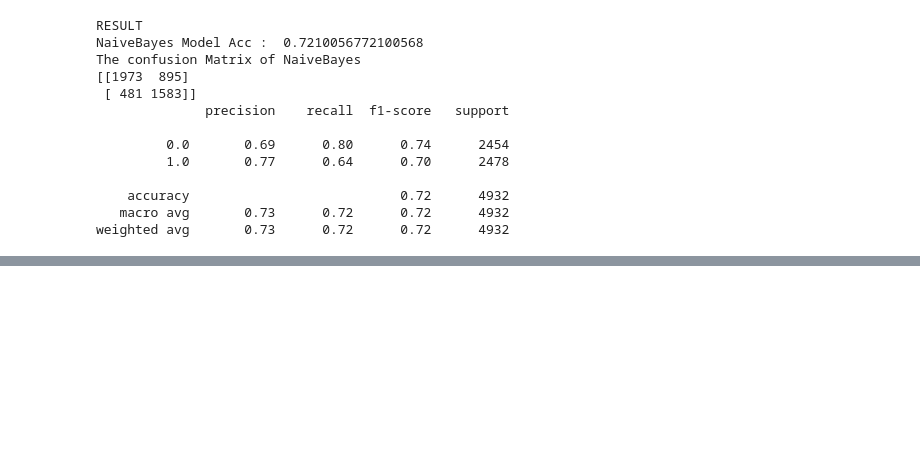
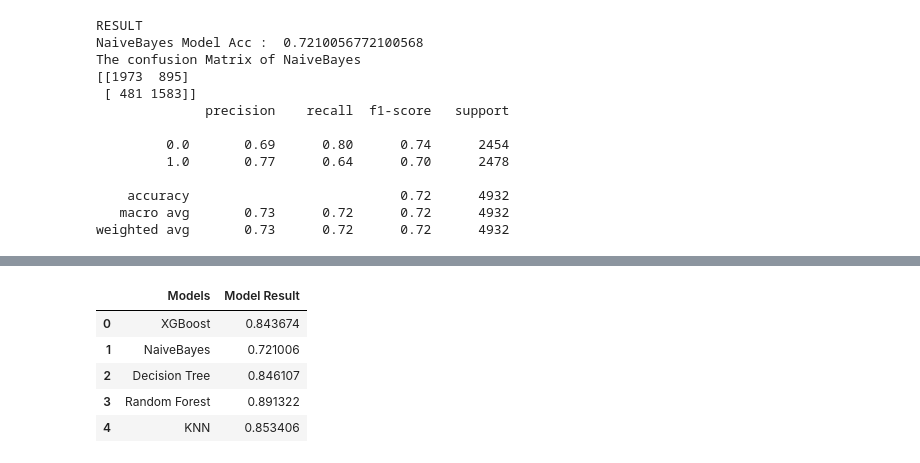
Before and after one commit to bkamantha/HR-Analytics, a Jupyter notebook: datamodling.ipynb, the cells around one changed output, grey strips where cells are left out. Cells and saved outputs as stored; diff of their text form; code cells hidden in the pictures; blank space fills up the shorter version.

```diff
--- a/datamodling.ipynb
+++ b/datamodling.ipynb
@@ -317,0 +335,9 @@ print(classification_report(y_test, y_pred_svm))
+# %%
+results
+# %% [output]
+|  | Models | Model Result |
+| 0 | XGBoost | 0.843674 |
+| 1 | NaiveBayes | 0.721006 |
+| 2 | Decision Tree | 0.846107 |
+| 3 | Random Forest | 0.891322 |
+| 4 | KNN | 0.853406 |
```
Also changed, not shown: parts of 7 cells of this notebook.
